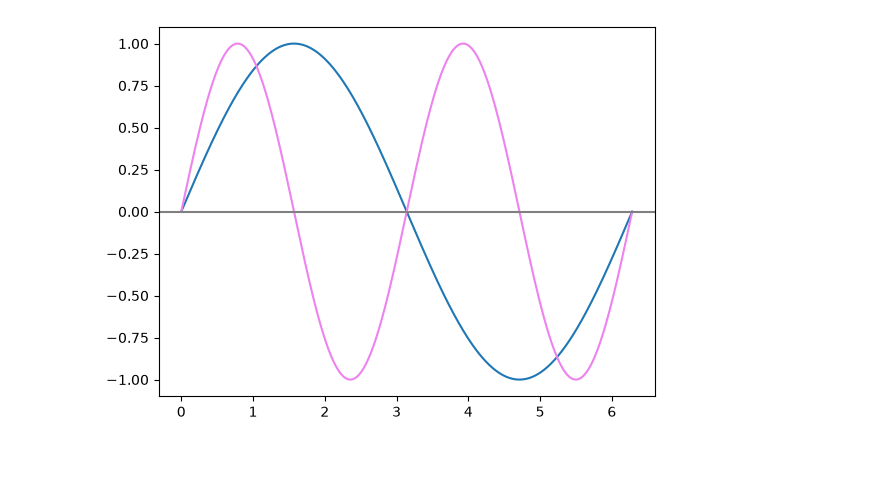
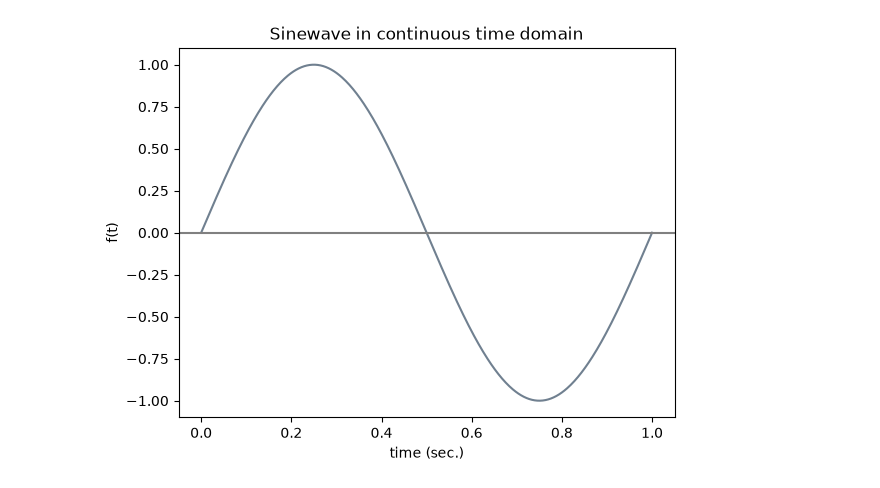
Before and after one commit to ciskavriezenga/CSD_26-27, a Jupyter notebook: csd2b/_02_session/sine_information.ipynb, the cells around one changed output. Saved outputs shown, nothing was run; the diff lists cells and outputs as text; code cells hidden in the pictures; blank space fills up the shorter version.

Commit message:
work in progress - transforming the sine wave generation from r studio script to puython jupyterlab file

```diff
--- a/csd2b/_02_session/sine_information.ipynb
+++ b/csd2b/_02_session/sine_information.ipynb
@@ -23,7 +62,27 @@ plt.show()
 # %%
-plt.plot(x, np.sin(x))
-plt.plot(x, np.sin(2*x), color="violet")
-plt.axhline(0, color="gray")
+import numpy as np
+import matplotlib.pyplot as plt
+from cycler import cycler
+
+# use custom colors in all examples, which better suit the 0.5 alpha in some examples
+color_cycle = cycler(color=["slategray", "deeppink", "aqua"])
+
+# Create the plot and force the color cycle on the current axes
+plt.figure()
+plt.gca().set_prop_cycle(color_cycle)
+
+# Generate t values, evenly spaced numbers (number of represented by num) over given interval [0, 1]
+t = np.linspace(0, 1, 500)
+
+# Create a plot of a sine wave with frequency 1 in the continuous domain expessed as t.
+# NOTE: we need to multiply t with 2pi to ensure one wave form is finished in 1 second
+plt.plot(t, np.sin(2 * np.pi * t))
+
+
+plt.xlabel("time (sec.)")
+plt.ylabel("f(t)")
+plt.title("Sinewave in continuous time domain")
+plt.axhline(0, color = "gray")
 plt.show()
 # %% [output]
-[figure, old version]
+[figure, new version]
```
Also changed, not shown: parts of 10 cells of this notebook.
